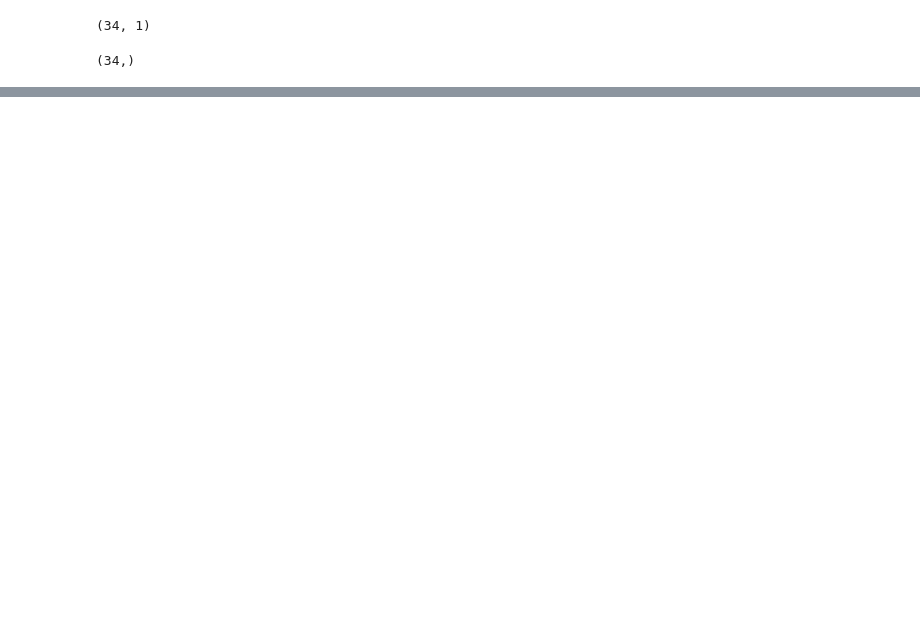
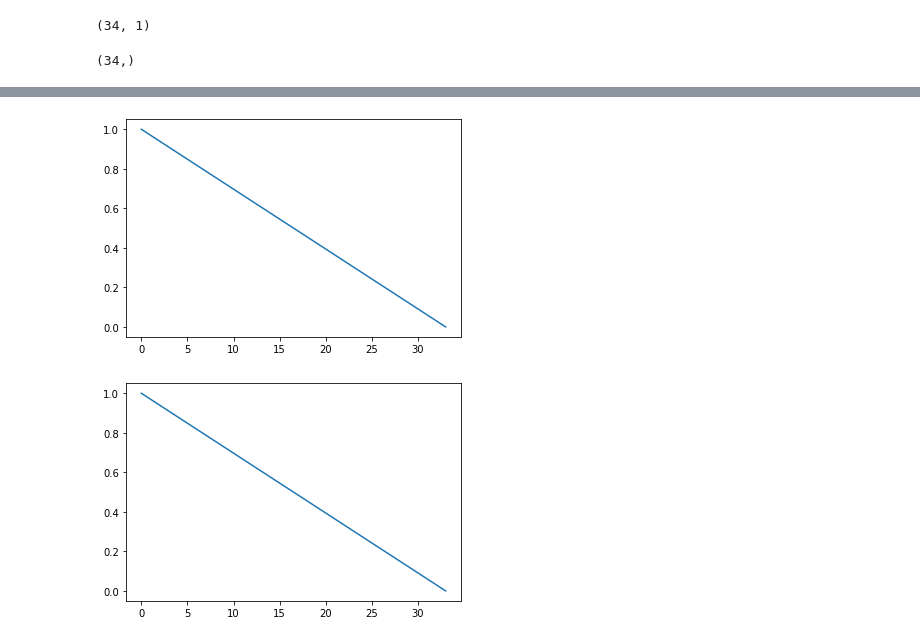
Before and after one commit to pjbenard/-4GMM-CRMB, a Jupyter notebook: Code_Python/greedy_algorithm_v2.ipynb, the cells around one changed output, grey strips where cells are left out. Saved outputs shown, nothing was run; the diff lists cells and outputs as text; code cells hidden in the pictures; blank space fills up the shorter version.

```diff
--- a/Code_Python/greedy_algorithm_v2.ipynb
+++ b/Code_Python/greedy_algorithm_v2.ipynb
@@ -53,6 +55,14 @@ def to_array_A_and_f(MUs):
         f.append(temp[1])
 
     return np.array(A), np.array(f)
+# %%
+def interpolate(u, fs):
+    ss = u.size
+    sr = np.arange(ss)
+    interp = interp1d(x=sr, y=u)
+
+    fr = np.linspace(0, ss-1, fs)
+    return interp(fr)
 # %%
 def greedy_algorithm(tol, MUs):
     # On prend un mu (au hasard) pour initialiser l'algorithme
@@ -151,0 +226,12 @@ B.shape
+# %%
+p = interpolate(u_rb, u_delta.size)
+# %%
+plt.figure()
+plt.plot(u_delta)
+plt.show()
+plt.figure()
+plt.plot(p)
+plt.show()
+# %% [output]
+[figure, added]
+[figure, added]
```
Also changed, not shown: parts of 9 cells of this notebook.
